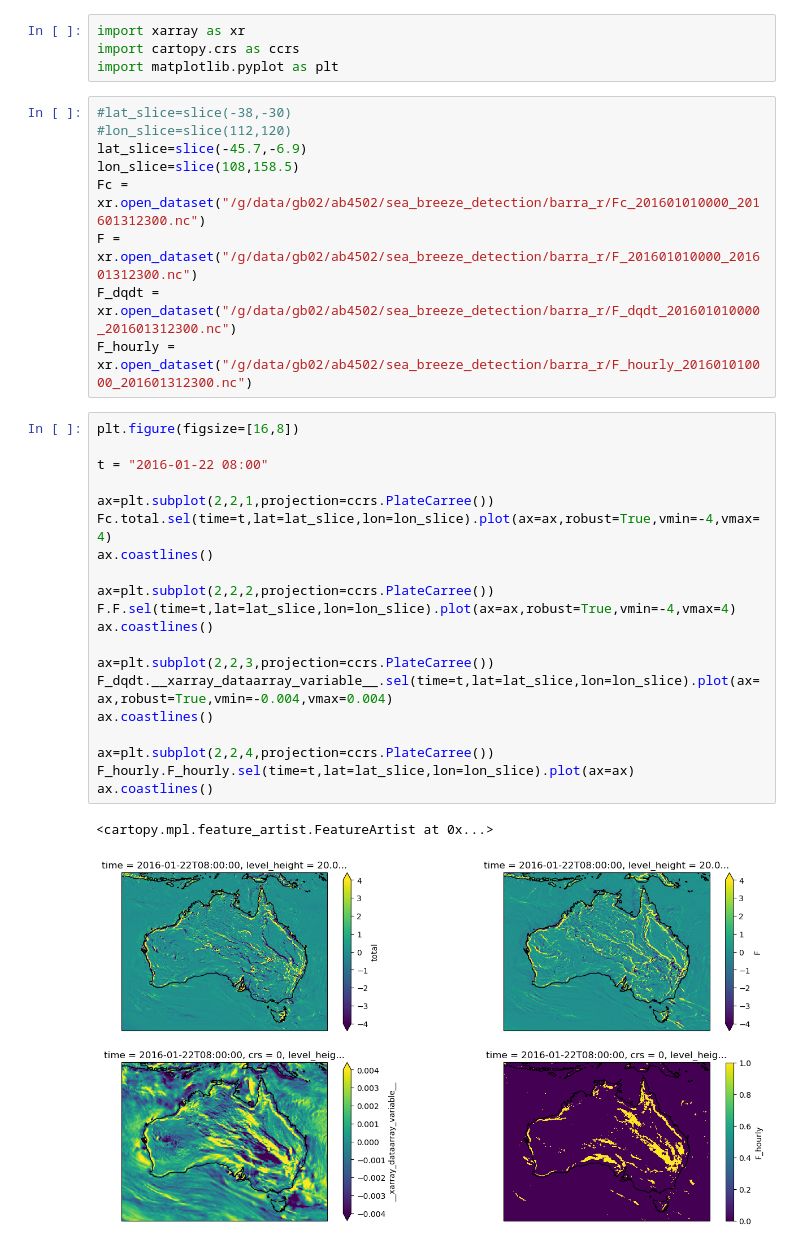
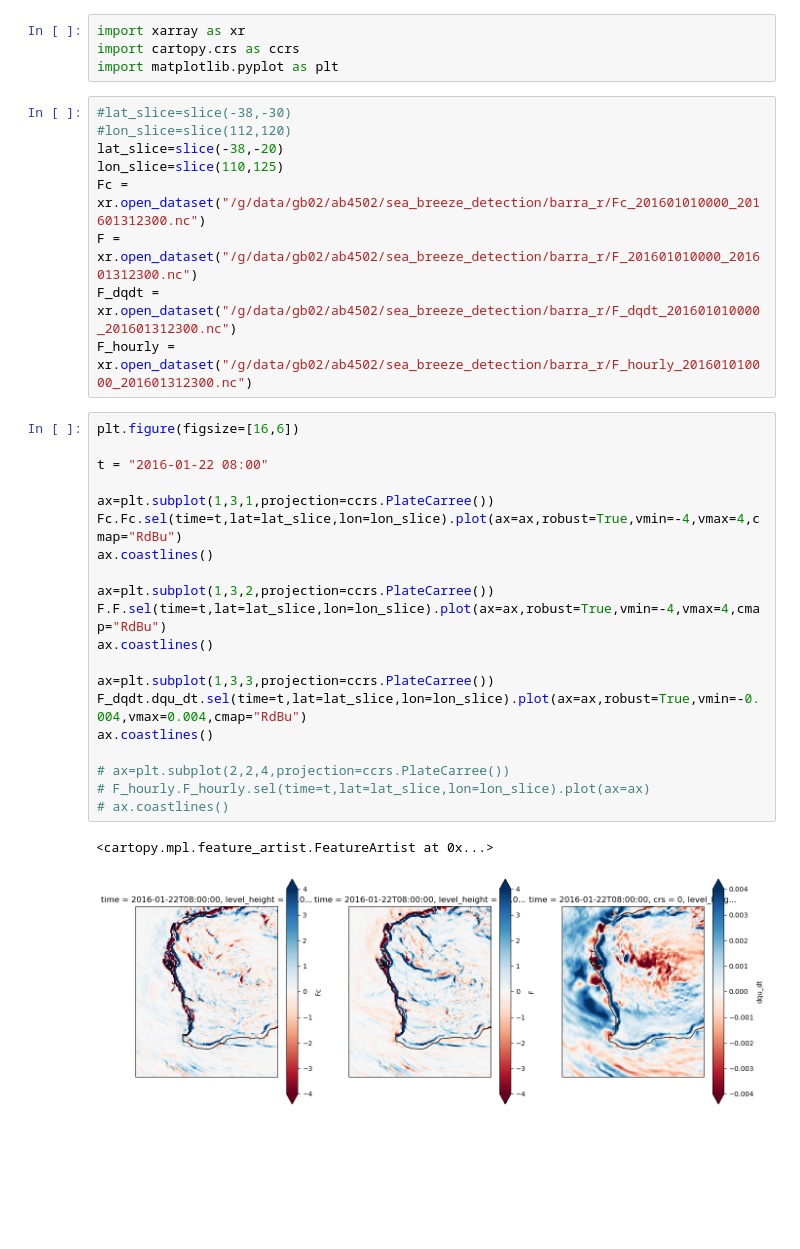
Before and after one commit to andrewbrown31/sea_breeze, a Jupyter notebook: test_notebooks/sea_breeze_detections/compare_sea_breeze_funcs.ipynb, the cells around one changed output. Drawn from its saved outputs; the diff is of its cells as text; blank space fills up the shorter version.

```diff
--- a/test_notebooks/sea_breeze_detections/compare_sea_breeze_funcs.ipynb
+++ b/test_notebooks/sea_breeze_detections/compare_sea_breeze_funcs.ipynb
@@ -5,32 +5,32 @@ import matplotlib.pyplot as plt
 # %%
 #lat_slice=slice(-38,-30)
 #lon_slice=slice(112,120)
-lat_slice=slice(-45.7,-6.9)
-lon_slice=slice(108,158.5)
+lat_slice=slice(-38,-20)
+lon_slice=slice(110,125)
 Fc = xr.open_dataset("/g/data/gb02/ab4502/sea_breeze_detection/barra_r/Fc_201601010000_201601312300.nc")
 F = xr.open_dataset("/g/data/gb02/ab4502/sea_breeze_detection/barra_r/F_201601010000_201601312300.nc")
 F_dqdt = xr.open_dataset("/g/data/gb02/ab4502/sea_breeze_detection/barra_r/F_dqdt_201601010000_201601312300.nc")
 F_hourly = xr.open_dataset("/g/data/gb02/ab4502/sea_breeze_detection/barra_r/F_hourly_201601010000_201601312300.nc")
 # %%
-plt.figure(figsize=[16,8])
+plt.figure(figsize=[16,6])
 
 t = "2016-01-22 08:00"
 
-ax=plt.subplot(2,2,1,projection=ccrs.PlateCarree())
-Fc.total.sel(time=t,lat=lat_slice,lon=lon_slice).plot(ax=ax,robust=True,vmin=-4,vmax=4)
+ax=plt.subplot(1,3,1,projection=ccrs.PlateCarree())
+Fc.Fc.sel(time=t,lat=lat_slice,lon=lon_slice).plot(ax=ax,robust=True,vmin=-4,vmax=4,cmap="RdBu")
 ax.coastlines()
 
-ax=plt.subplot(2,2,2,projection=ccrs.PlateCarree())
-F.F.sel(time=t,lat=lat_slice,lon=lon_slice).plot(ax=ax,robust=True,vmin=-4,vmax=4)
+ax=plt.subplot(1,3,2,projection=ccrs.PlateCarree())
+F.F.sel(time=t,lat=lat_slice,lon=lon_slice).plot(ax=ax,robust=True,vmin=-4,vmax=4,cmap="RdBu")
 ax.coastlines()
 
-ax=plt.subplot(2,2,3,projection=ccrs.PlateCarree())
-F_dqdt.__xarray_dataarray_variable__.sel(time=t,lat=lat_slice,lon=lon_slice).plot(ax=ax,robust=True,vmin=-0.004,vmax=0.004)
+ax=plt.subplot(1,3,3,projection=ccrs.PlateCarree())
+F_dqdt.dqu_dt.sel(time=t,lat=lat_slice,lon=lon_slice).plot(ax=ax,robust=True,vmin=-0.004,vmax=0.004,cmap="RdBu")
 ax.coastlines()
 
-ax=plt.subplot(2,2,4,projection=ccrs.PlateCarree())
-F_hourly.F_hourly.sel(time=t,lat=lat_slice,lon=lon_slice).plot(ax=ax)
-ax.coastlines()
+# ax=plt.subplot(2,2,4,projection=ccrs.PlateCarree())
+# F_hourly.F_hourly.sel(time=t,lat=lat_slice,lon=lon_slice).plot(ax=ax)
+# ax.coastlines()
 # %% [output]
 <cartopy.mpl.feature_artist.FeatureArtist at 0x...>
-[figure, old version]
+[figure, new version]
```
Also changed, not shown: parts of 7 cells of this notebook, 7 other files.
